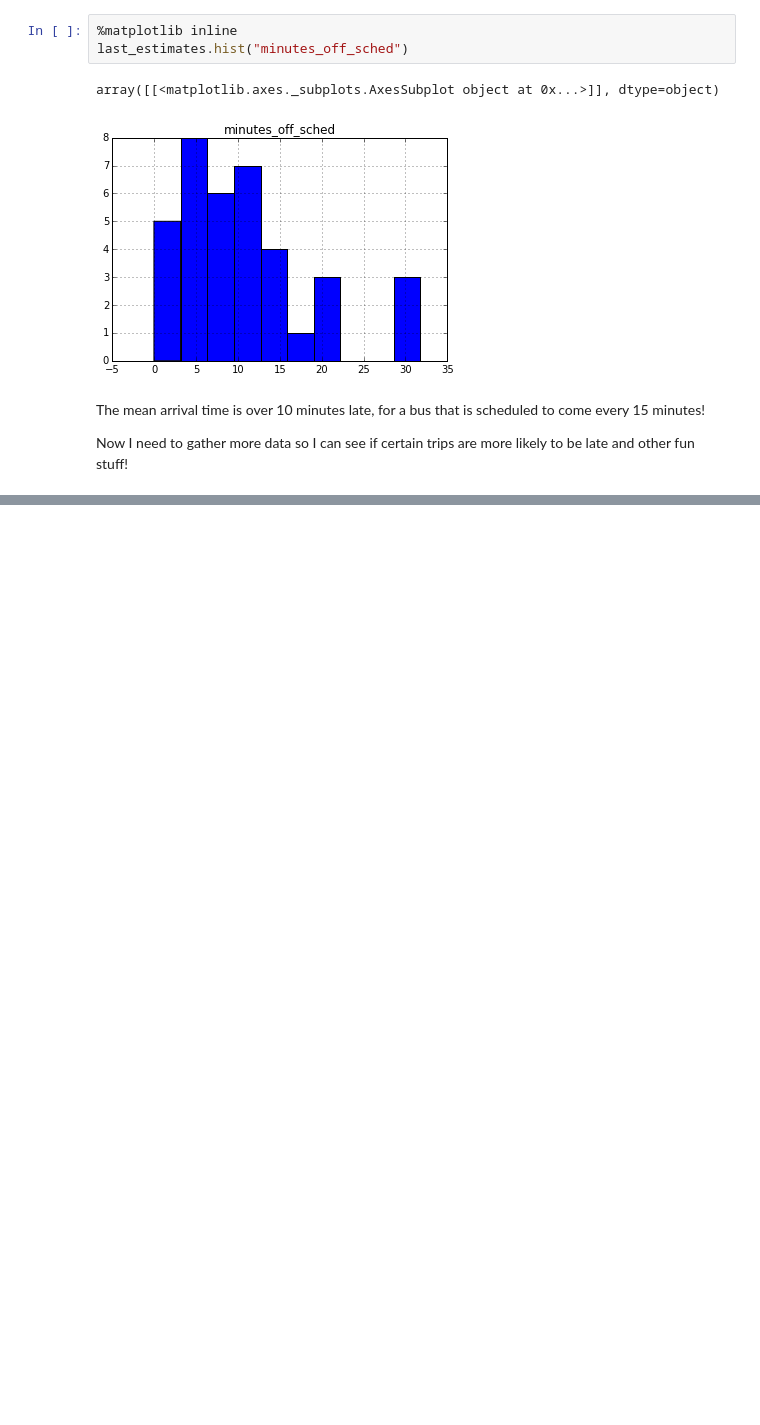
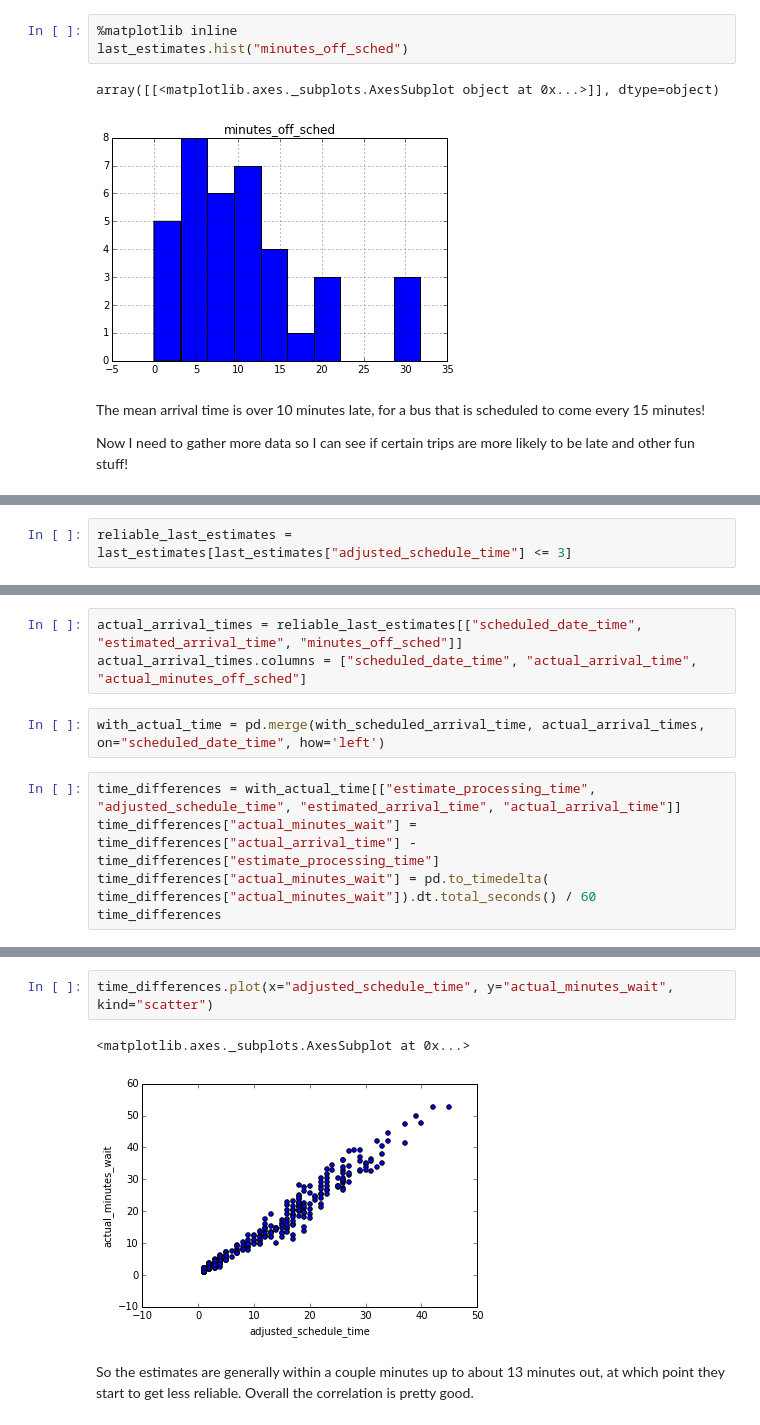
Before and after one commit to lgaud/wheres-my-bus, a Jupyter notebook: Bus Analysis.ipynb, the cells around one changed output, grey strips where cells are left out. Drawn from its saved outputs; the diff is of its cells as text; blank space fills up the shorter version.

Commit message:
More analysis - how good are the estimates?

```diff
--- a/Bus Analysis.ipynb
+++ b/Bus Analysis.ipynb
@@ -227,0 +289,2 @@ Now I need to gather more data so I can see if certain trips are more likely to
+# %%
+reliable_last_estimates = last_estimates[last_estimates["adjusted_schedule_time"] <= 3]
@@ -227,0 +304,10 @@ Now I need to gather more data so I can see if certain trips are more likely to
+# %%
+actual_arrival_times = reliable_last_estimates[["scheduled_date_time", "estimated_arrival_time", "minutes_off_sched"]]
+actual_arrival_times.columns = ["scheduled_date_time", "actual_arrival_time", "actual_minutes_off_sched"]
+# %%
+with_actual_time = pd.merge(with_scheduled_arrival_time, actual_arrival_times, on="scheduled_date_time", how='left')
+# %%
+time_differences = with_actual_time[["estimate_processing_time", "adjusted_schedule_time", "estimated_arrival_time", "actual_arrival_time"]]
+time_differences["actual_minutes_wait"] = time_differences["actual_arrival_time"] - time_differences["estimate_processing_time"]
+time_differences["actual_minutes_wait"] = pd.to_timedelta( time_differences["actual_minutes_wait"]).dt.total_seconds() / 60
+time_differences
@@ -227,0 +364,7 @@ Now I need to gather more data so I can see if certain trips are more likely to
+# %%
+time_differences.plot(x="adjusted_schedule_time", y="actual_minutes_wait", kind="scatter")
+# %% [output]
+<matplotlib.axes._subplots.AxesSubplot at 0x...>
+[figure, added]
+# %% [markdown]
+So the estimates are generally within a couple minutes up to about 13 minutes out, at which point they start to get less reliable. Overall the correlation is pretty good.
```
Also changed, not shown: parts of 9 cells of this notebook.
